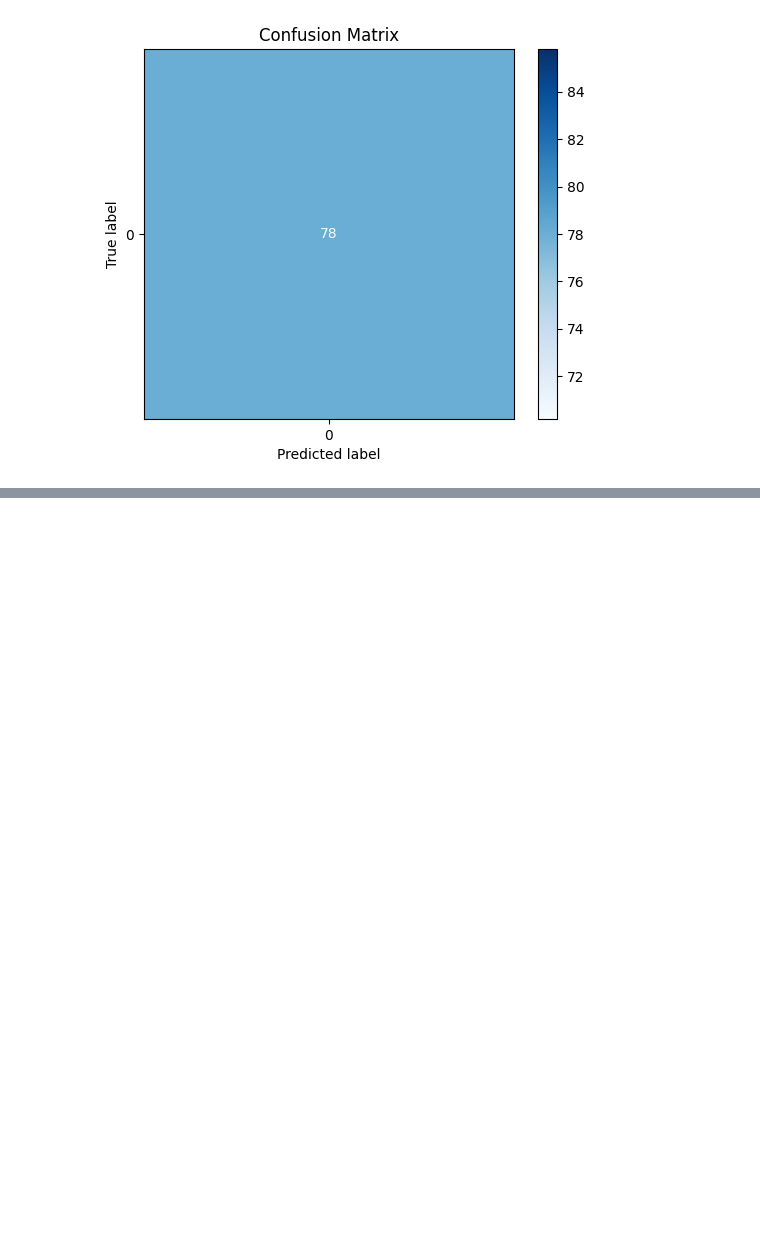
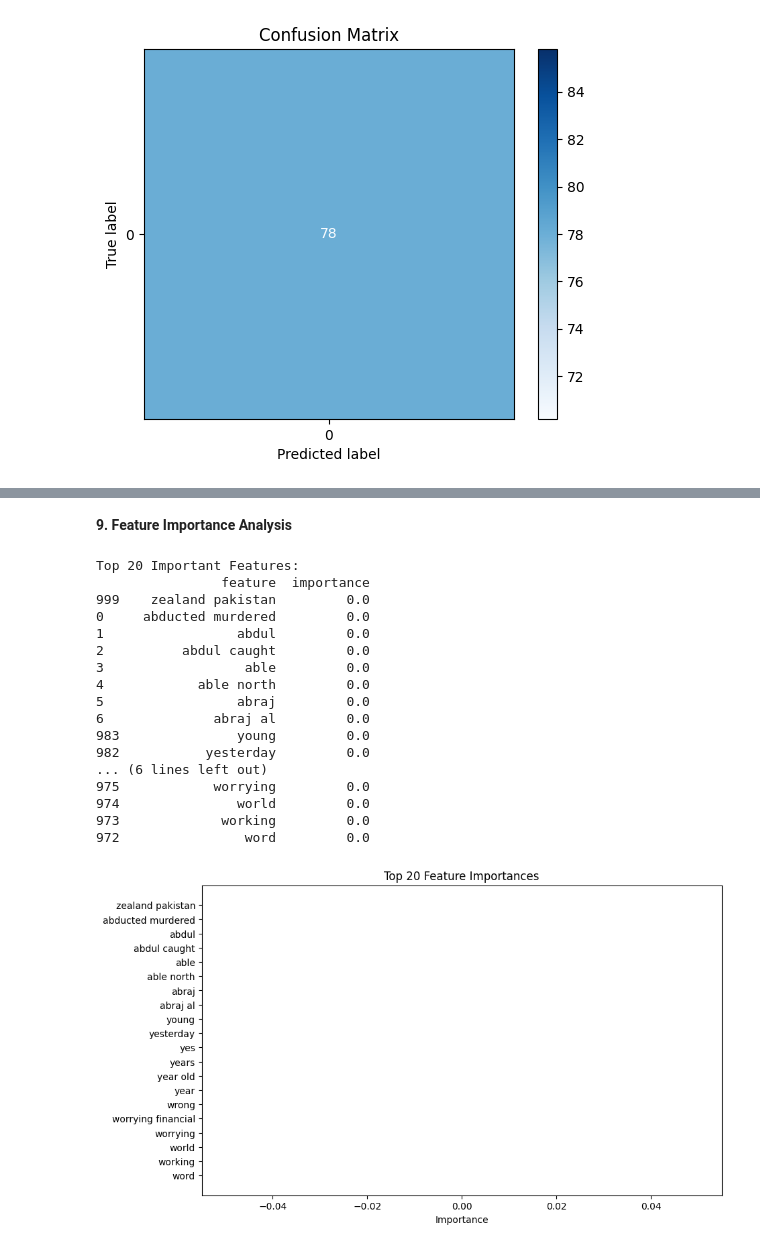
Before and after one commit to LatiefDataVisionary/text-mining-and-natural-language-processing-college-task, a Jupyter notebook: notebooks/decison_tree_model.ipynb, the cells around one changed output, grey strips where cells are left out. Saved outputs shown, nothing was run; the diff lists cells and outputs as text; code cells hidden in the pictures; blank space fills up the shorter version.

Commit message:
9. Feature Importance Analysis

```diff
--- a/notebooks/decison_tree_model.ipynb
+++ b/notebooks/decison_tree_model.ipynb
@@ -194,0 +213,41 @@ plt.show()
+# %% [markdown]
+**9. Feature Importance Analysis**
+# %%
+feature_importances = pd.DataFrame({
+    'feature': tfidf.get_feature_names_out(),
+    'importance': best_dt.feature_importances_
+}).sort_values('importance', ascending=False).head(20)
+
+print("\nTop 20 Important Features:")
+print(feature_importances)
+
+# Visualisasi Feature Importance
+plt.figure(figsize=(10,6))
+plt.barh(
+    feature_importances['feature'],
+    feature_importances['importance'],
+    color='skyblue'
+)
+plt.gca().invert_yaxis()
+plt.xlabel('Importance')
+plt.title('Top 20 Feature Importances')
+plt.show()
+# %% [output]
+Top 20 Important Features:
+                feature  importance
+999    zealand pakistan         0.0
+0     abducted murdered         0.0
+1                 abdul         0.0
+2          abdul caught         0.0
+3                  able         0.0
+4            able north         0.0
+5                 abraj         0.0
+6              abraj al         0.0
+983               young         0.0
+982           yesterday         0.0
+... (6 lines left out)
+975            worrying         0.0
+974               world         0.0
+973             working         0.0
+972                word         0.0
+[figure, added]
```
Also changed, not shown: parts of 3 cells of this notebook.
